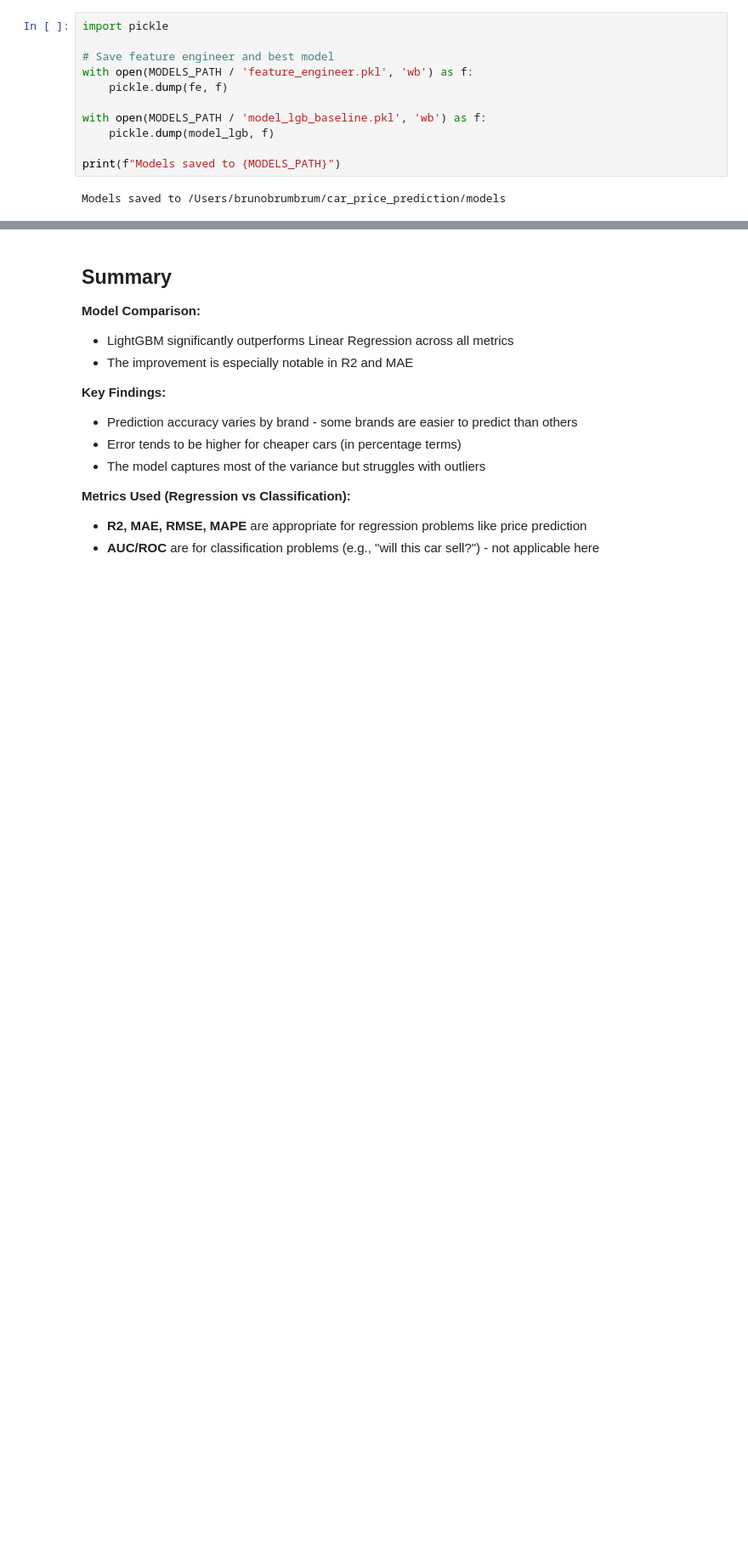
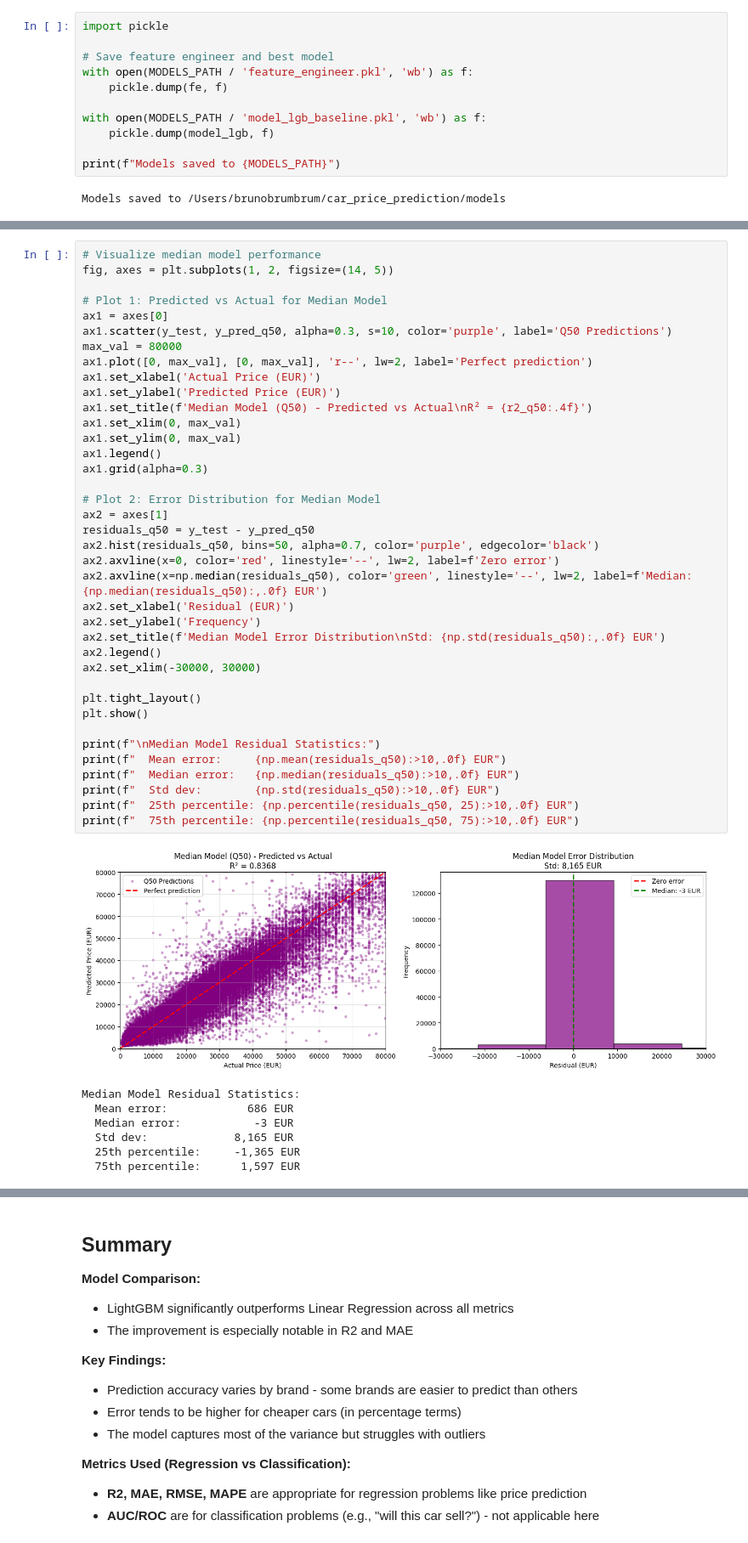
Before and after one commit to brunothefirst/car_price_prediction, a Jupyter notebook: notebooks/04_basic_modeling.ipynb, the cells around one changed output, grey strips where cells are left out. Shown at 85% size. Saved outputs shown, nothing was run; the diff lists cells and outputs as text; blank space fills up the shorter version.

```diff
--- a/notebooks/04_basic_modeling.ipynb
+++ b/notebooks/04_basic_modeling.ipynb
@@ -767,0 +889,46 @@ Models saved to /Users/brunobrumbrum/car_price_prediction/models
+# %%
+# Visualize median model performance
+fig, axes = plt.subplots(1, 2, figsize=(14, 5))
+
+# Plot 1: Predicted vs Actual for Median Model
+ax1 = axes[0]
+ax1.scatter(y_test, y_pred_q50, alpha=0.3, s=10, color='purple', label='Q50 Predictions')
+max_val = 80000
+ax1.plot([0, max_val], [0, max_val], 'r--', lw=2, label='Perfect prediction')
+ax1.set_xlabel('Actual Price (EUR)')
+ax1.set_ylabel('Predicted Price (EUR)')
+ax1.set_title(f'Median Model (Q50) - Predicted vs Actual\nR² = {r2_q50:.4f}')
+ax1.set_xlim(0, max_val)
+ax1.set_ylim(0, max_val)
+ax1.legend()
+ax1.grid(alpha=0.3)
+
+# Plot 2: Error Distribution for Median Model
+ax2 = axes[1]
+residuals_q50 = y_test - y_pred_q50
+ax2.hist(residuals_q50, bins=50, alpha=0.7, color='purple', edgecolor='black')
+ax2.axvline(x=0, color='red', linestyle='--', lw=2, label=f'Zero error')
+ax2.axvline(x=np.median(residuals_q50), color='green', linestyle='--', lw=2, label=f'Median: {np.median(residuals_q50):,.0f} EUR')
+ax2.set_xlabel('Residual (EUR)')
+ax2.set_ylabel('Frequency')
+ax2.set_title(f'Median Model Error Distribution\nStd: {np.std(residuals_q50):,.0f} EUR')
+ax2.legend()
+ax2.set_xlim(-30000, 30000)
+
+plt.tight_layout()
+plt.show()
+
+print(f"\nMedian Model Residual Statistics:")
+print(f"  Mean error:     {np.mean(residuals_q50):>10,.0f} EUR")
+print(f"  Median error:   {np.median(residuals_q50):>10,.0f} EUR")
+print(f"  Std dev:        {np.std(residuals_q50):>10,.0f} EUR")
+print(f"  25th percentile: {np.percentile(residuals_q50, 25):>10,.0f} EUR")
+print(f"  75th percentile: {np.percentile(residuals_q50, 75):>10,.0f} EUR")
+# %% [output]
+[figure, added]
+Median Model Residual Statistics:
+  Mean error:            686 EUR
+  Median error:           -3 EUR
+  Std dev:             8,165 EUR
+  25th percentile:     -1,365 EUR
+  75th percentile:      1,597 EUR
```
Also changed, not shown: parts of 31 cells of this notebook, 2 other files.
